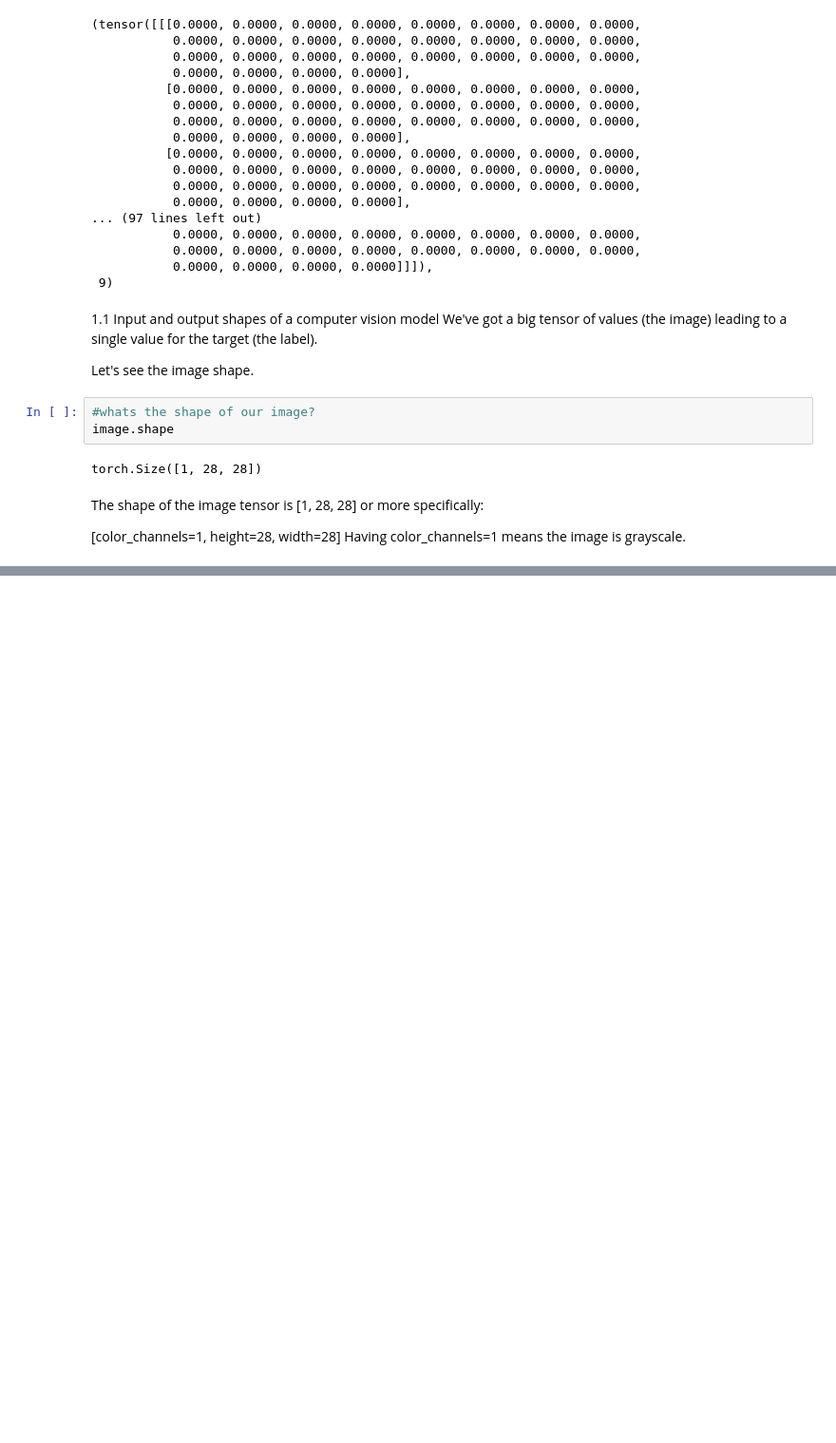
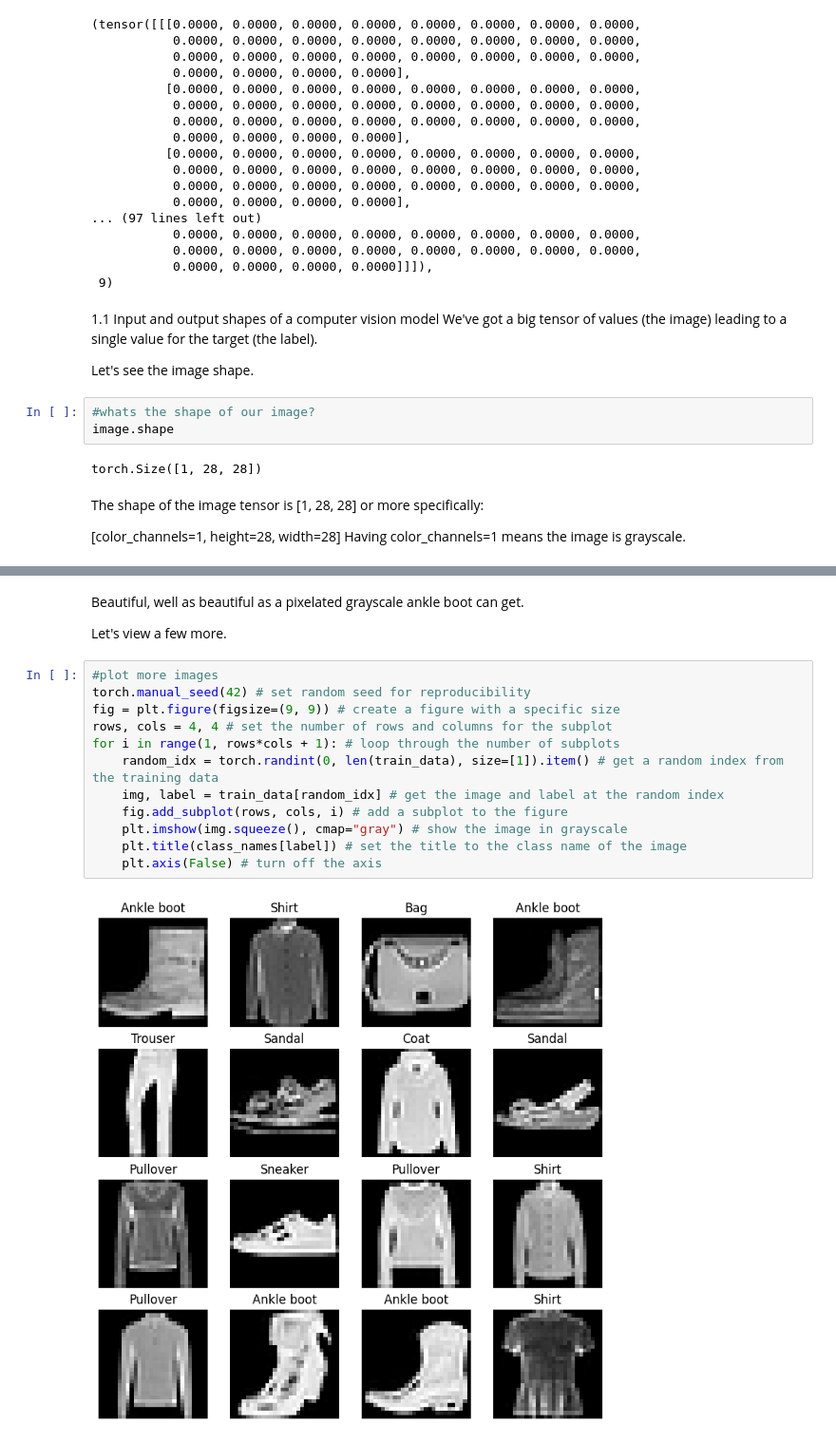
Before and after one commit to krishna8399/learn_pytorch, a Jupyter notebook: 03_pytorch_computer_vision.ipynb, the cells around one changed output, grey strips where cells are left out. Shown at 95% size. Saved outputs shown, nothing was run; the diff lists cells and outputs as text; blank space fills up the shorter version.

```diff
--- a/03_pytorch_computer_vision.ipynb
+++ b/03_pytorch_computer_vision.ipynb
@@ -184,0 +233,19 @@ Having color_channels=1 means the image is grayscale.
+# %% [markdown]
+
+Beautiful, well as beautiful as a pixelated grayscale ankle boot can get.
+
+Let's view a few more.
+# %%
+#plot more images
+torch.manual_seed(42) # set random seed for reproducibility
+fig = plt.figure(figsize=(9, 9)) # create a figure with a specific size
+rows, cols = 4, 4 # set the number of rows and columns for the subplot
+for i in range(1, rows*cols + 1): # loop through the number of subplots
+    random_idx = torch.randint(0, len(train_data), size=[1]).item() # get a random index from the training data
+    img, label = train_data[random_idx] # get the image and label at the random index
+    fig.add_subplot(rows, cols, i) # add a subplot to the figure
+    plt.imshow(img.squeeze(), cmap="gray") # show the image in grayscale
+    plt.title(class_names[label]) # set the title to the class name of the image
+    plt.axis(False) # turn off the axis
+# %% [output]
+[figure, added]
```
Also changed, not shown: parts of 9 cells of this notebook.
